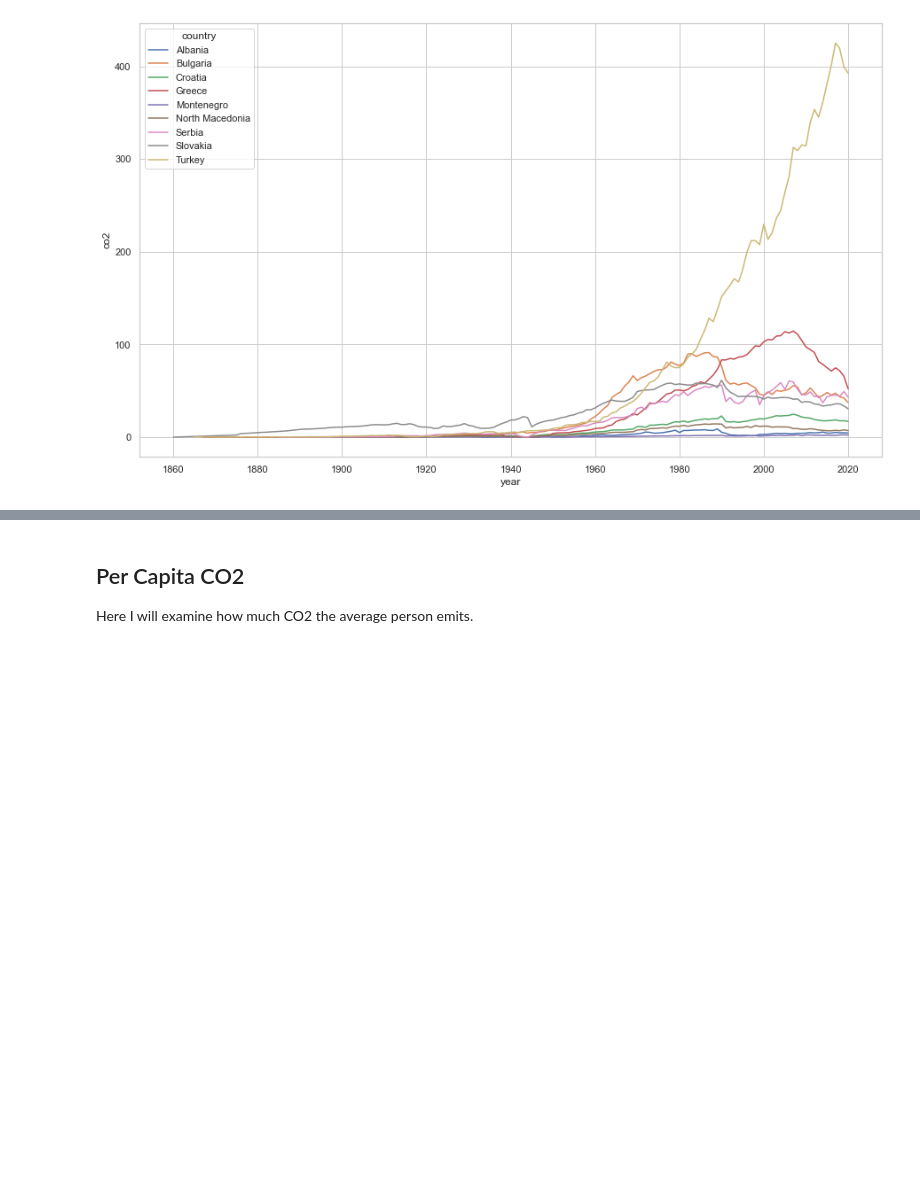
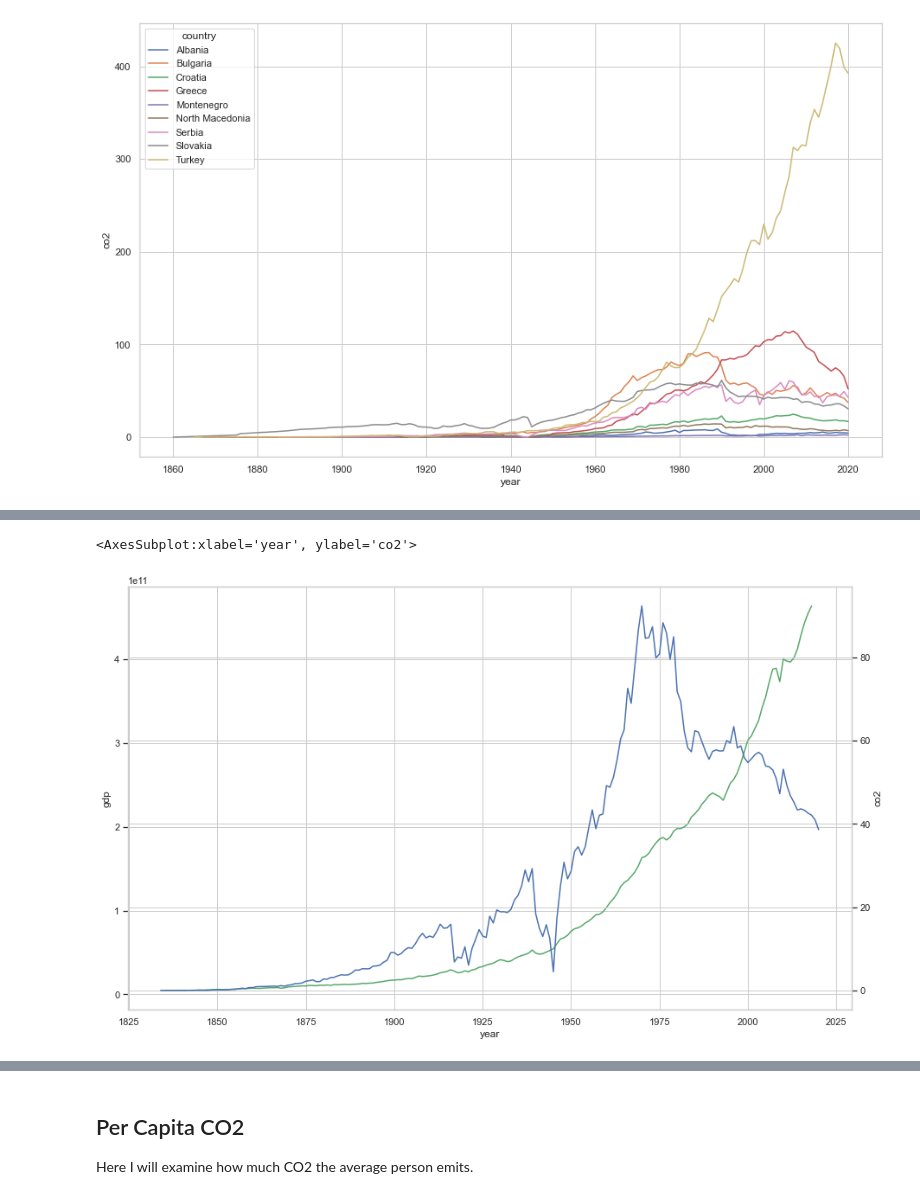
Before and after one commit to SaidhbhFoley/data_real_world_CO2, a Jupyter notebook: Real_World_CO2.ipynb, the cells around one changed output, grey strips where cells are left out. Saved outputs shown, nothing was run; the diff lists cells and outputs as text; code cells hidden in the pictures; blank space fills up the shorter version.

Commit message:
added information to plots, added plots for Sweden to show not all doom and gloom

```diff
--- a/Real_World_CO2.ipynb
+++ b/Real_World_CO2.ipynb
@@ -737,0 +756,3 @@ dtype: float64
+# %%
+dfSweden=eu_top_gdp_data.loc[eu_top_gdp_data.country=='Sweden']
+dfSweden
@@ -737,0 +773,9 @@ dtype: float64
+# %%
+sns.set(style="whitegrid", rc={'figure.figsize':(15,9)})
+
+sns.lineplot(data=dfSweden, x='year', y='gdp', color="g")
+ax2 = plt.twinx()
+sns.lineplot(data=dfSweden, x='year', y = 'co2', color="b", ax=ax2)
+# %% [output]
+<AxesSubplot:xlabel='year', ylabel='co2'>
+[figure, added]
```
Also changed, not shown: parts of 53 cells of this notebook, 1 other file.
